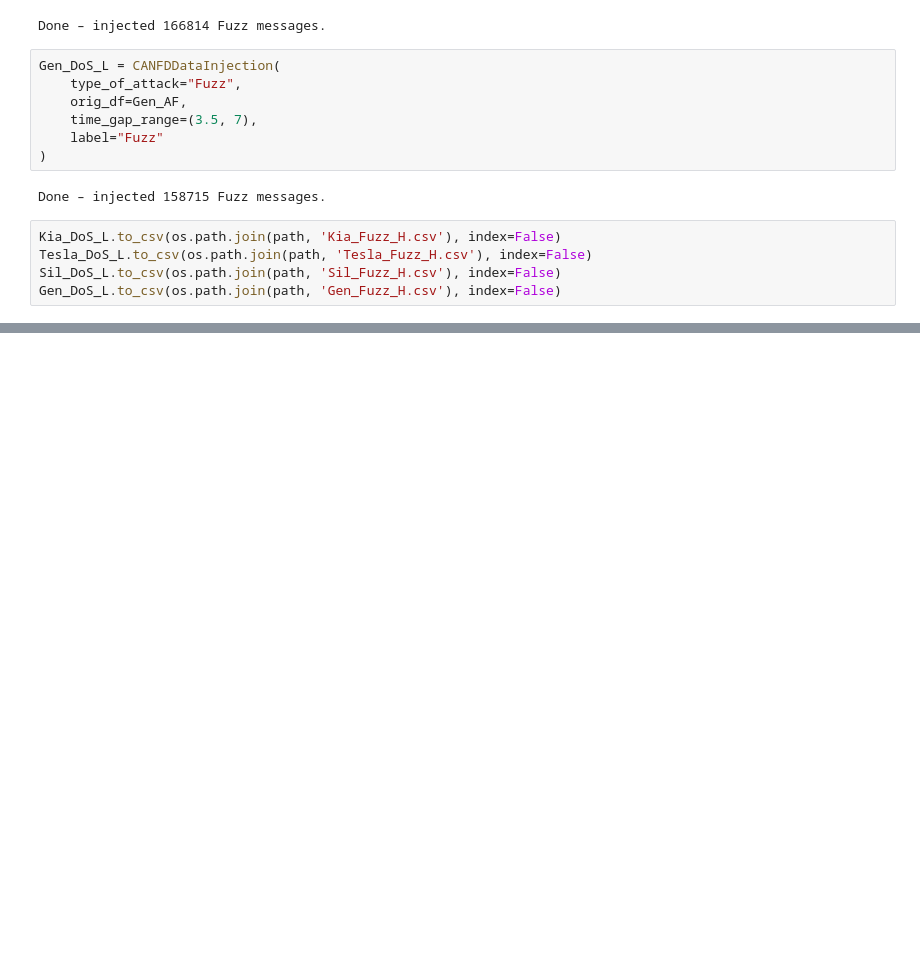
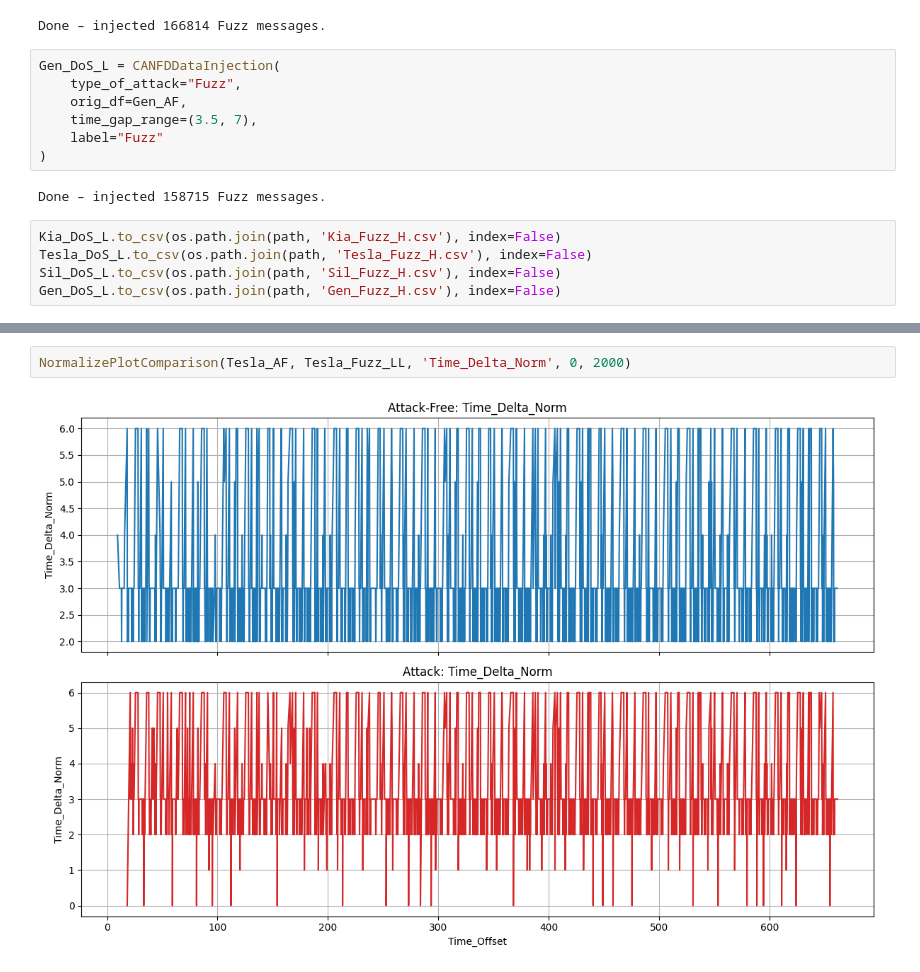
Before and after one commit to Arupreza/UIDS-II, a Jupyter notebook: Gen_Data.ipynb, the cells around one changed output, grey strips where cells are left out. Cells and saved outputs as stored; diff of their text form; blank space fills up the shorter version.

```diff
--- a/Gen_Data.ipynb
+++ b/Gen_Data.ipynb
@@ -475,0 +567,4 @@ Gen_DoS_L.to_csv(os.path.join(path, 'Gen_Fuzz_H.csv'), index=False)
+# %%
+NormalizePlotComparison(Tesla_AF, Tesla_Fuzz_LL, 'Time_Delta_Norm', 0, 2000)
+# %% [output]
+[figure, added]
```
Also changed, not shown: parts of 20 cells of this notebook, 34 other files.
